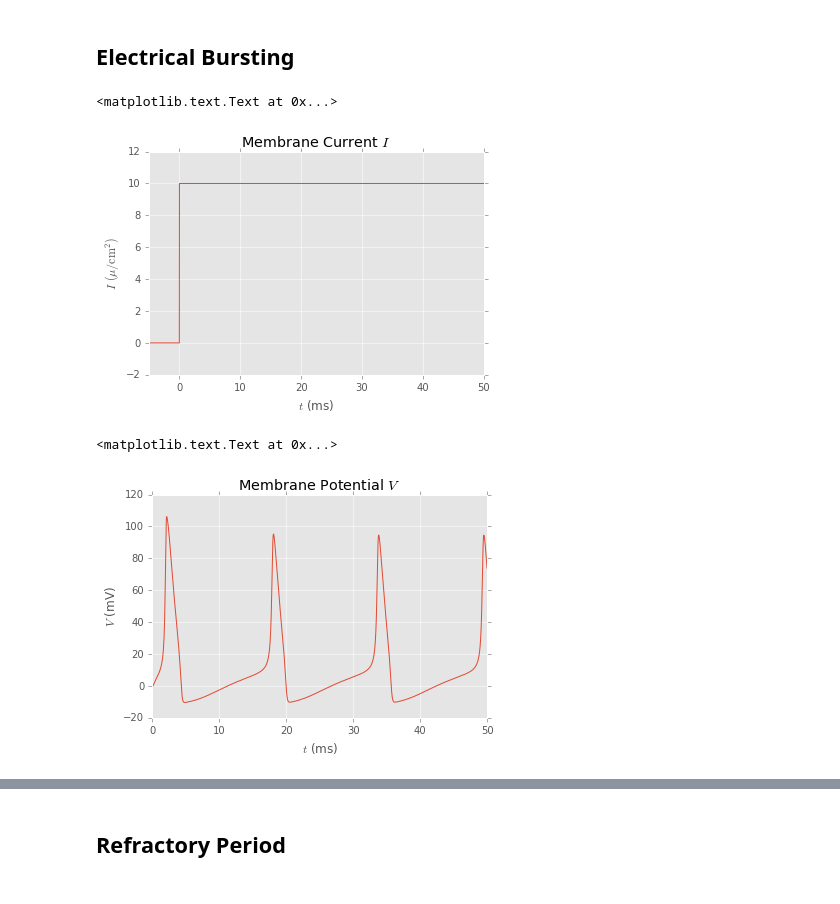
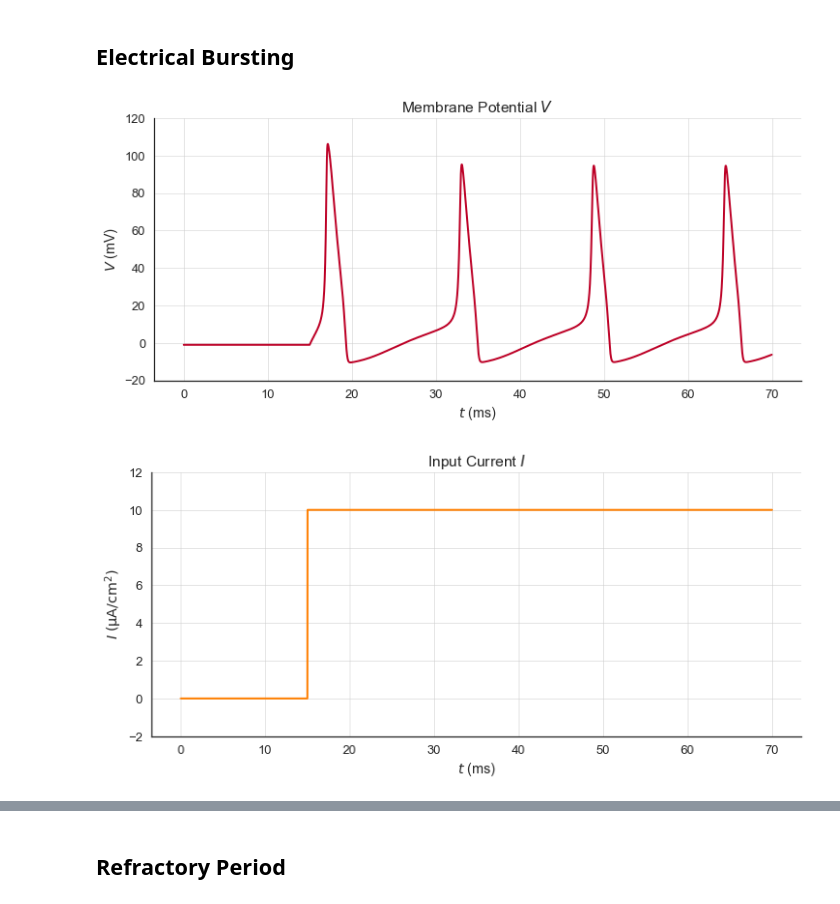
Before and after one commit to SeeebO/Hodgkin-Huxley, a Jupyter notebook: SO.ipynb, the cells around one changed output, grey strips where cells are left out. Drawn from its saved outputs; the diff is of its cells as text; code cells hidden in the pictures.

```diff
--- a/SO.ipynb
+++ b/SO.ipynb
@@ -254,24 +262,8 @@ for t in range(T):
-# %%
-plt.xlabel('$t$ (ms)')
-plt.ylabel('$I$ $\mathrm{(\mu/cm^2)}$')
-plt.xlim(-5, 50)
-plt.ylim(-2, 12)
-xticks = [x * dt for x in range(-500, 0)] + [x * dt for x in range(T)]
-plt.plot(xticks, [0]*500 + it)
-plt.title('Membrane Current $I$')
-#plt.savefig('2current.png', dpi=144)
-# %% [output]
-<matplotlib.text.Text at 0x...>
-[figure, removed]
-# %%
-plt.xlabel('$t$ (ms)')
-plt.ylabel('$V$ (mV)')
-plt.xlim(0, 50)
-plt.ylim(-20, 120)
-xticks = [x * dt for x in range(T)]
-plt.plot(xticks, vts)
-plt.title('Membrane Potential $V$')
-#plt.savefig('2potential.png', dpi=144)
-# %% [output]
-<matplotlib.text.Text at 0x...>
-[figure, removed]
+# %%
+Voltage_burst,m_burst,h_burst,n_burst,I_burst,Time_burst = run_simulation(flag = 'burst')
+
+plot_membrane_potential(Time = Time_burst, Voltage = Voltage_burst)
+plot_current(Time = Time_burst, Current = I_burst)
+# %% [output]
+[figure, added]
+[figure, added]
```
Also changed, not shown: parts of 32 cells of this notebook.
